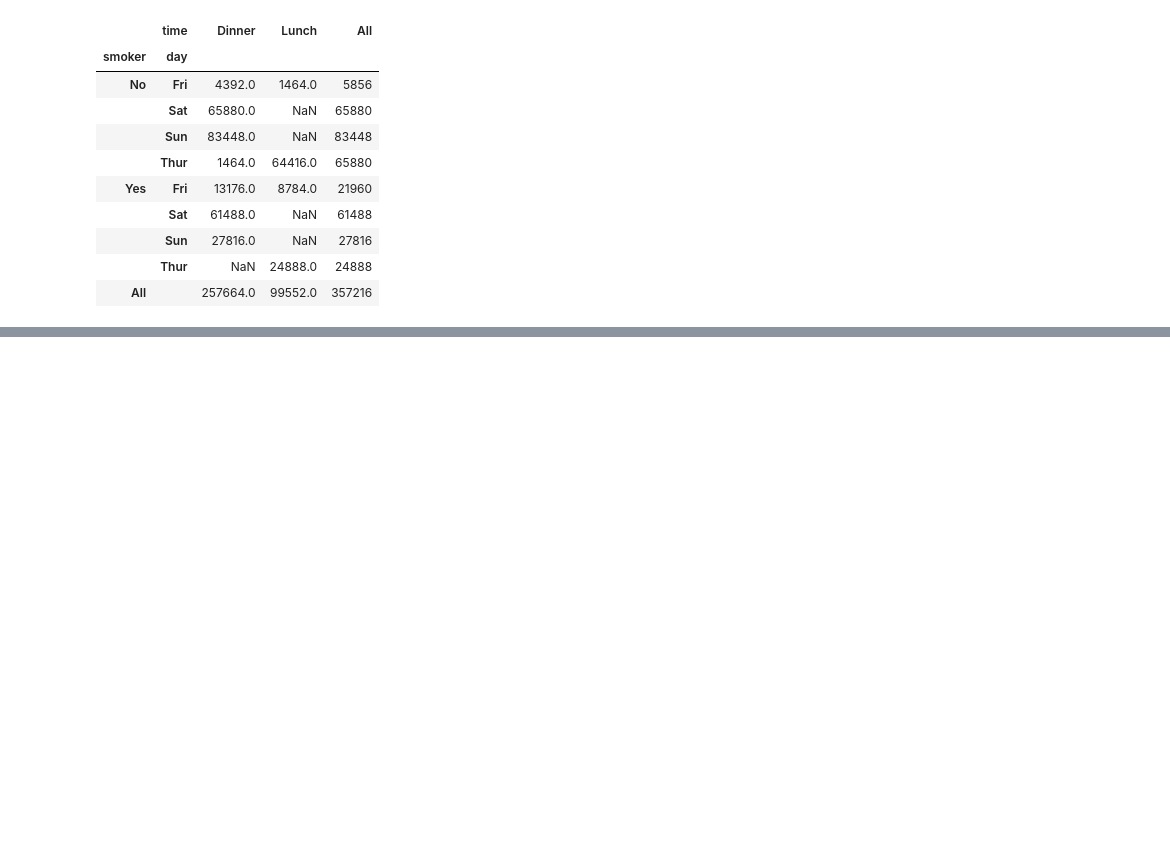
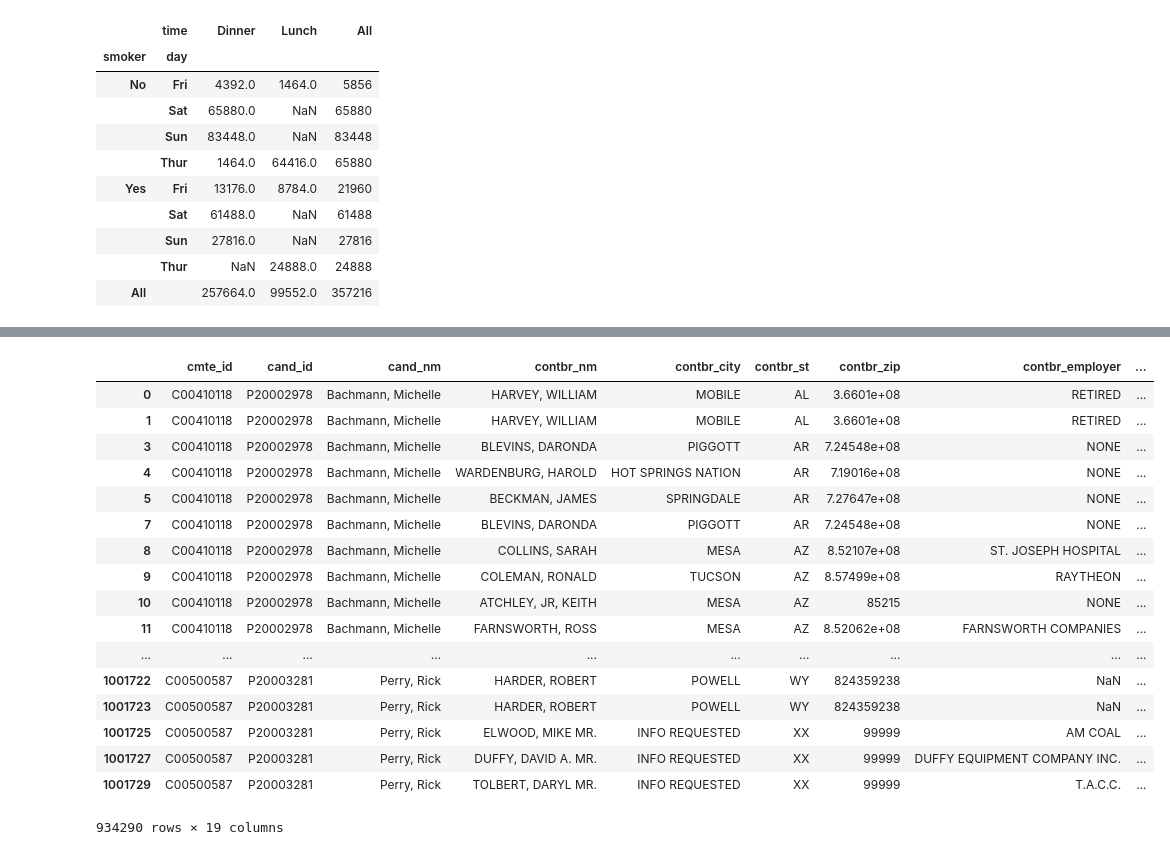
Before and after one commit to longfengpili/python-for-data-analysis, a Jupyter notebook: 第九章.ipynb, the cells around one changed output, grey strips where cells are left out. Drawn from its saved outputs; the diff is of its cells as text; code cells hidden in the pictures; blank space fills up the shorter version.

```diff
--- a/第九章.ipynb
+++ b/第九章.ipynb
@@ -724,0 +792,2 @@ ValueError: No axis named 2 for object type <class 'pandas.core.frame.DataFrame'
+# %%
+fec['party'] = fec.cand_nm.map(parties)
@@ -724,0 +815,2 @@ ValueError: No axis named 2 for object type <class 'pandas.core.frame.DataFrame'
+# %%
+fec = fec[fec.contb_receipt_amt > 0]
@@ -724,0 +839,9 @@ ValueError: No axis named 2 for object type <class 'pandas.core.frame.DataFrame'
+# %%
+occ_mapping = {
+    'INFORMATION REQUESTED PER BEST EFFORTS':'NOT PROVIDED',
+    'INFORMATION REQUESTED':'NOT PROVIDED',
+    'INFORMATION REQUESTED (BEST EFFORTS)':'NOT PROVIDED',
+    'C.E.O.':'CEO'
+}
+# %%
+fec['occ'] = fec.contbr_occupation.map(occ_mapping)
@@ -724,0 +874,21 @@ ValueError: No axis named 2 for object type <class 'pandas.core.frame.DataFrame'
+# %%
+fec[fec['occ'].isnull()]
+# %% [output]
+|  | cmte_id | cand_id | cand_nm | contbr_nm | contbr_city | contbr_st | contbr_zip | contbr_employer | ... |
+| 0 | C00410118 | P20002978 | Bachmann, Michelle | HARVEY, WILLIAM | MOBILE | AL | 3.6601e+08 | RETIRED | ... |
+| 1 | C00410118 | P20002978 | Bachmann, Michelle | HARVEY, WILLIAM | MOBILE | AL | 3.6601e+08 | RETIRED | ... |
+| 3 | C00410118 | P20002978 | Bachmann, Michelle | BLEVINS, DARONDA | PIGGOTT | AR | 7.24548e+08 | NONE | ... |
+| 4 | C00410118 | P20002978 | Bachmann, Michelle | WARDENBURG, HAROLD | HOT SPRINGS NATION | AR | 7.19016e+08 | NONE | ... |
+| 5 | C00410118 | P20002978 | Bachmann, Michelle | BECKMAN, JAMES | SPRINGDALE | AR | 7.27647e+08 | NONE | ... |
+| 7 | C00410118 | P20002978 | Bachmann, Michelle | BLEVINS, DARONDA | PIGGOTT | AR | 7.24548e+08 | NONE | ... |
+| 8 | C00410118 | P20002978 | Bachmann, Michelle | COLLINS, SARAH | MESA | AZ | 8.52107e+08 | ST. JOSEPH HOSPITAL | ... |
+| 9 | C00410118 | P20002978 | Bachmann, Michelle | COLEMAN, RONALD | TUCSON | AZ | 8.57499e+08 | RAYTHEON | ... |
+| 10 | C00410118 | P20002978 | Bachmann, Michelle | ATCHLEY, JR, KEITH | MESA | AZ | 85215 | NONE | ... |
+| 11 | C00410118 | P20002978 | Bachmann, Michelle | FARNSWORTH, ROSS | MESA | AZ | 8.52062e+08 | FARNSWORTH COMPANIES | ... |
+| ... | ... | ... | ... | ... | ... | ... | ... | ... | ... |
+| 1001722 | C00500587 | P20003281 | Perry, Rick | HARDER, ROBERT | POWELL | WY | 824359238 | NaN | ... |
+| 1001723 | C00500587 | P20003281 | Perry, Rick | HARDER, ROBERT | POWELL | WY | 824359238 | NaN | ... |
+| 1001725 | C00500587 | P20003281 | Perry, Rick | ELWOOD, MIKE MR. | INFO REQUESTED | XX | 99999 | AM COAL | ... |
+| 1001727 | C00500587 | P20003281 | Perry, Rick | DUFFY, DAVID A. MR. | INFO REQUESTED | XX | 99999 | DUFFY EQUIPMENT COMPANY INC. | ... |
+| 1001729 | C00500587 | P20003281 | Perry, Rick | TOLBERT, DARYL MR. | INFO REQUESTED | XX | 99999 | T.A.C.C. | ... |
+934290 rows × 19 columns
```
Also changed, not shown: parts of 23 cells of this notebook.
